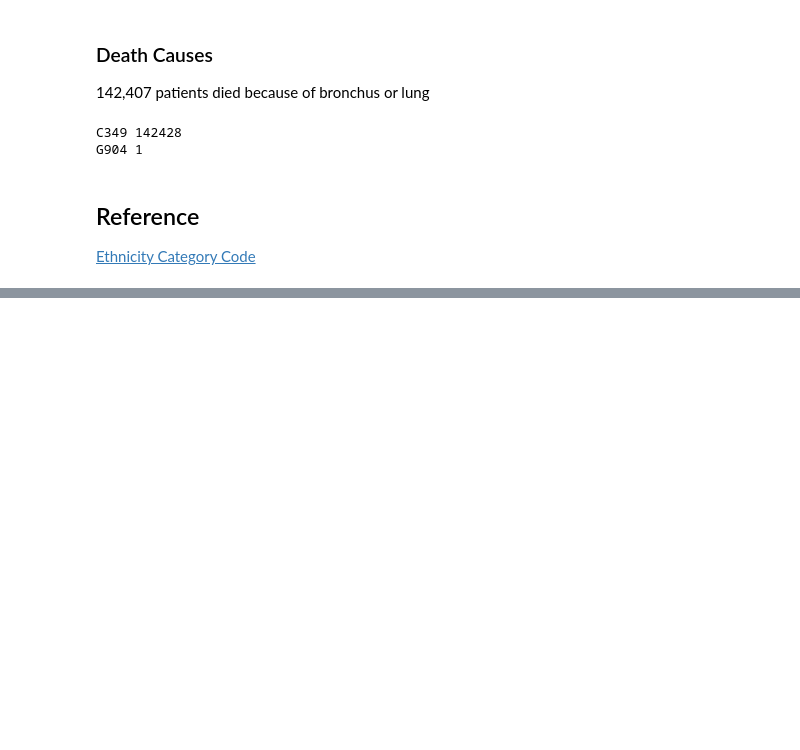
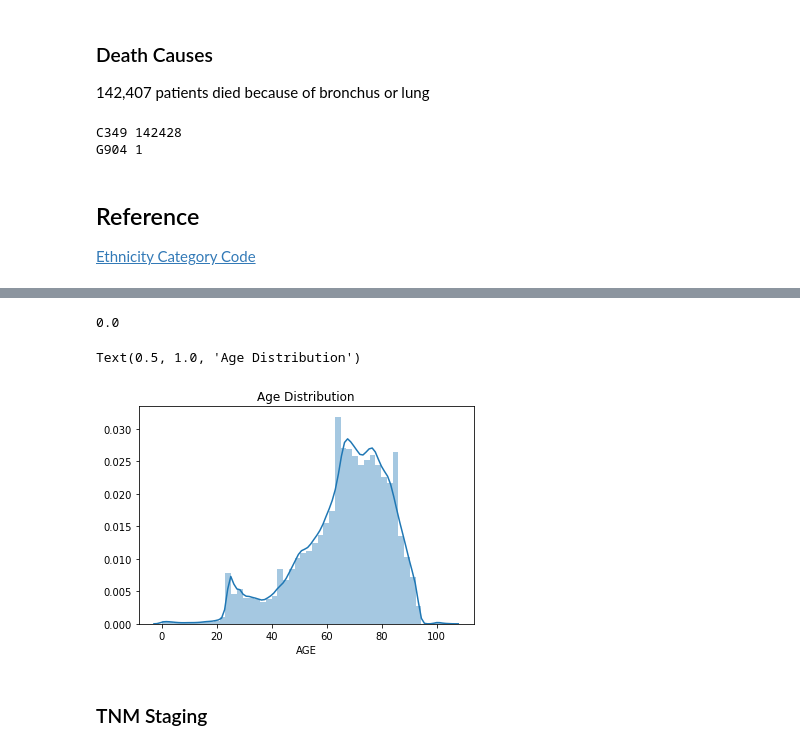
Before and after one commit to c-chen-ed5557/englishhealthdata, a Jupyter notebook: sim_av_patient.ipynb, the cells around one changed output, grey strips where cells are left out. Saved outputs shown, nothing was run; the diff lists cells and outputs as text; code cells hidden in the pictures; blank space fills up the shorter version.

Commit message:
age distribution

```diff
--- a/sim_av_patient.ipynb
+++ b/sim_av_patient.ipynb
@@ -429,2 +418,0 @@ death_causes_table = pd.DataFrame(death_causes_times, index=multiindex, columns=
-# %%
-tumour_reindex = tumour.set_index(['PATIENTID', 'TUMOURID'])
@@ -441,0 +434,19 @@ tumour_reindex.head()
+# %%
+# Set the 'PATIENTID' and 'TUMOURID' columns as the index because one patient can get manifold cancers.
+merged_av_data.set_index(['PATIENTID', 'TUMOURID'], inplace=True)
+# %%
+# merged_av_data['T_BEST'].value_counts()
+merged_av_data.fillna('', inplace=True)
+# %% [output]
+0.0
+# %%
+# merged_av_data['AGE']
+bins = [10, 20, 30, 40, 50, 60, 70, 80, 90, 100, 110]
+cat = pd.cut(merged_av_data['AGE'], bins)
+ax = sns.distplot(merged_av_data['AGE'])
+ax.set_title('Age Distribution')
+# %% [output]
+Text(0.5, 1.0, 'Age Distribution')
+[figure, added]
+# %% [markdown]
+### TNM Staging
```
Also changed, not shown: parts of 20 cells of this notebook.
